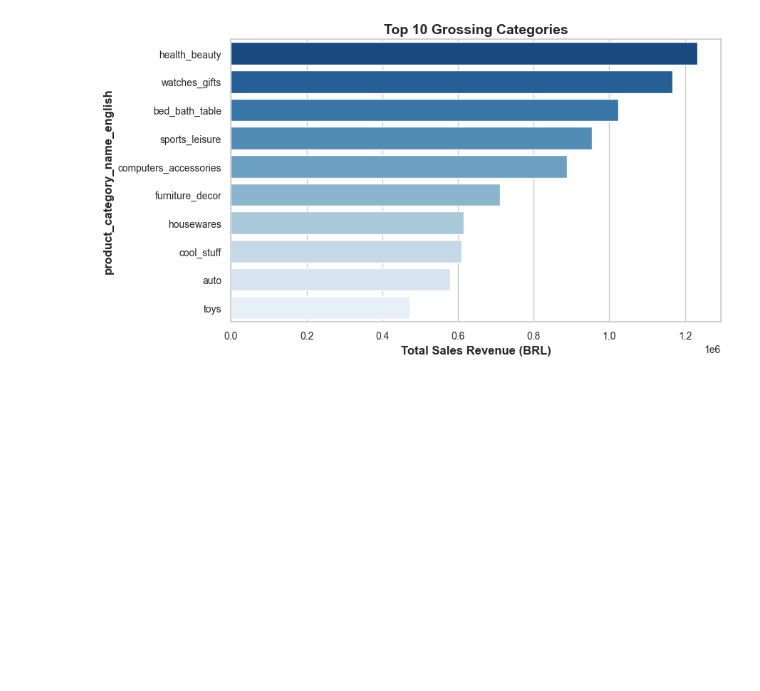
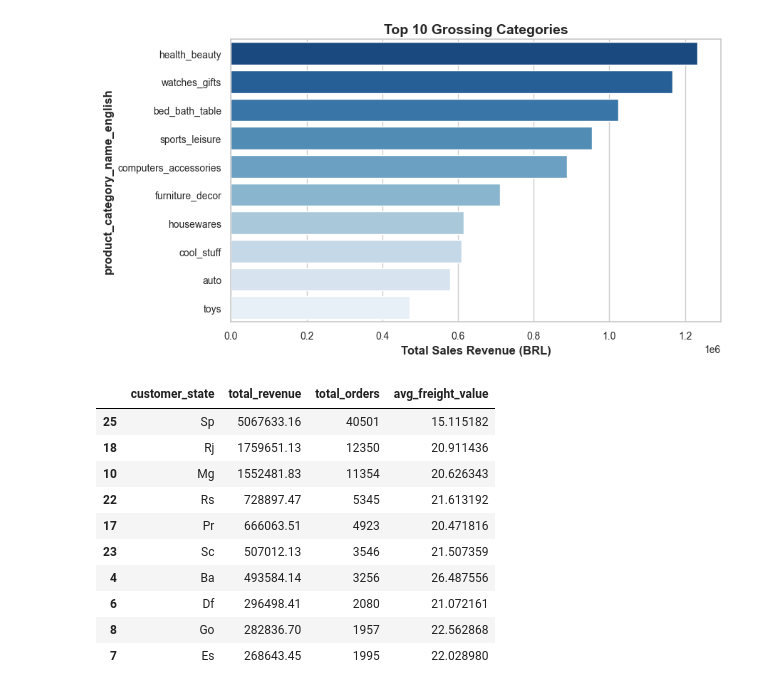
Before and after one commit to NazmullSyntax/ecommerce-product-customer-analytics, a Jupyter notebook: notebooks/04_exploratory_data_analysis.ipynb, the cells around one changed output. Cells and saved outputs as stored; diff of their text form; code cells hidden in the pictures; blank space fills up the shorter version.

Commit message:
add top customer

```diff
--- a/notebooks/04_exploratory_data_analysis.ipynb
+++ b/notebooks/04_exploratory_data_analysis.ipynb
@@ -75,3 +75,19 @@ Passing `palette` without assigning `hue` is deprecated and will be removed in v
 
   sns.barplot(data=top_cats, x="total_revenue", y="product_category_name_english", palette="Blues_r")
 [figure]
+# %%
+# Compute top customer states by revenue
+state_df = analyzer.get_sales_by_state(10)
+display(state_df)
+# %% [output]
+|  | customer_state | total_revenue | total_orders | avg_freight_value |
+| 25 | Sp | 5067633.16 | 40501 | 15.115182 |
+| 18 | Rj | 1759651.13 | 12350 | 20.911436 |
+| 10 | Mg | 1552481.83 | 11354 | 20.626343 |
+| 22 | Rs | 728897.47 | 5345 | 21.613192 |
+| 17 | Pr | 666063.51 | 4923 | 20.471816 |
+| 23 | Sc | 507012.13 | 3546 | 21.507359 |
+| 4 | Ba | 493584.14 | 3256 | 26.487556 |
+| 6 | Df | 296498.41 | 2080 | 21.072161 |
+| 8 | Go | 282836.70 | 1957 | 22.562868 |
+| 7 | Es | 268643.45 | 1995 | 22.028980 |
```
